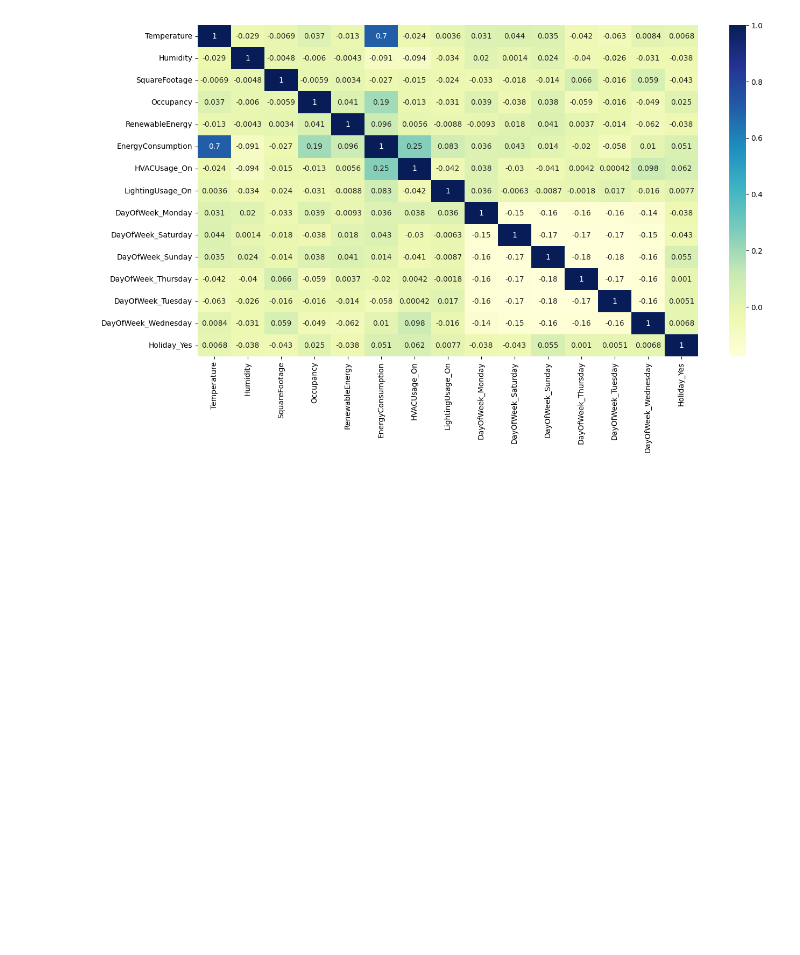
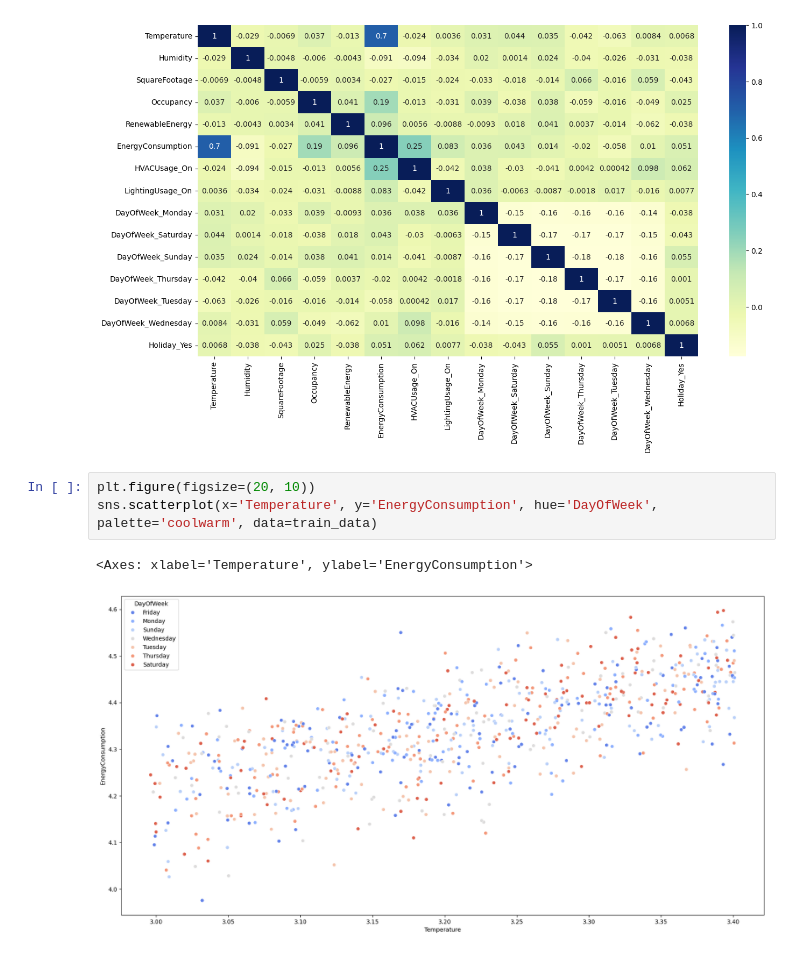
Before and after one commit to hamsa-joshua/WattsNext, a Jupyter notebook: main.ipynb, the cells around one changed output. Saved outputs shown, nothing was run; the diff lists cells and outputs as text; blank space fills up the shorter version.

```diff
--- a/main.ipynb
+++ b/main.ipynb
@@ -252,3 +252,9 @@ sns.heatmap(encoded_data.corr(), annot=True, cmap="YlGnBu")
 # %% [output]
 <Axes: >
 [figure]
+# %%
+plt.figure(figsize=(20, 10))
+sns.scatterplot(x='Temperature', y='EnergyConsumption', hue='DayOfWeek', palette='coolwarm', data=train_data)
+# %% [output]
+<Axes: xlabel='Temperature', ylabel='EnergyConsumption'>
+[figure, added]
```
